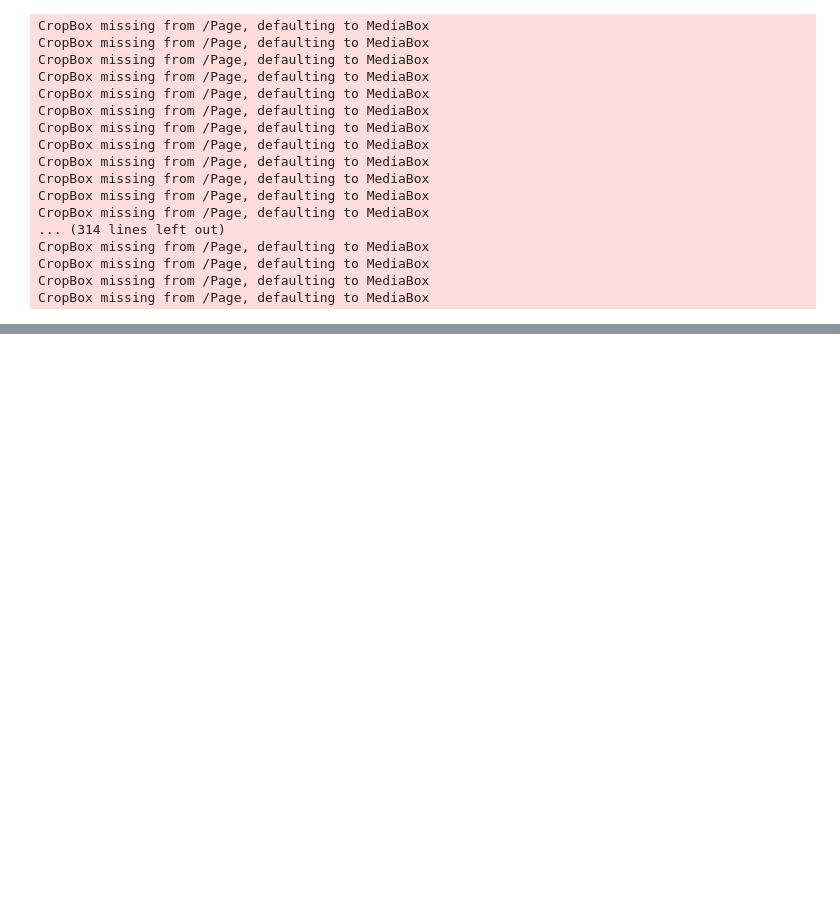
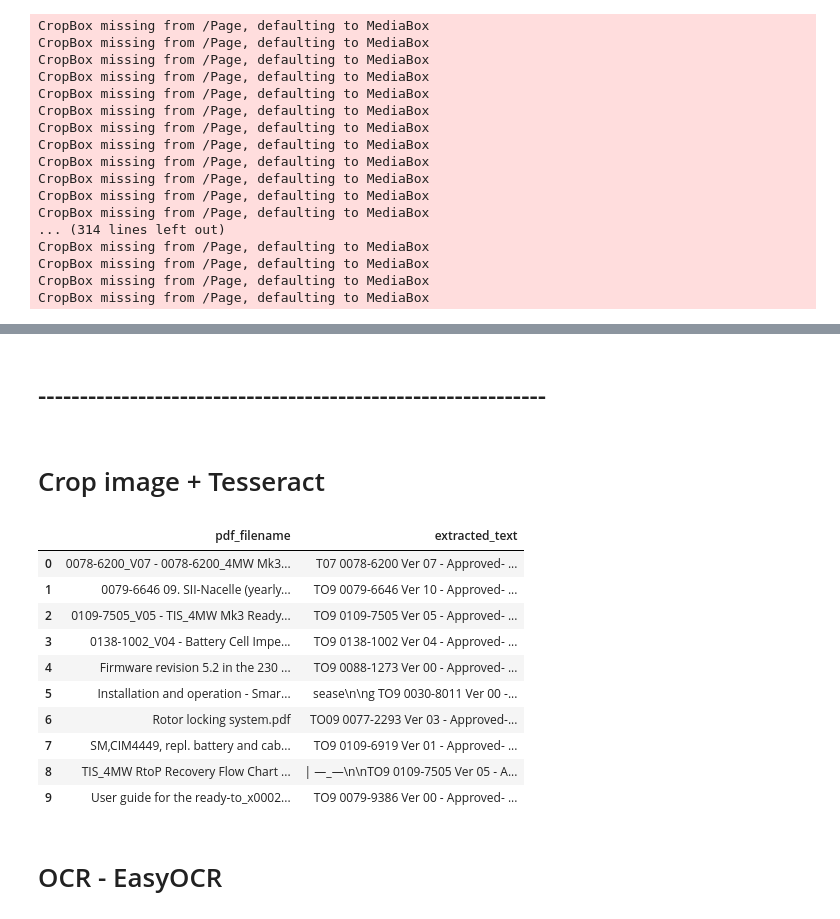
Before and after one commit to Haldan-NC/RAG_LLM_POC_v1, a Jupyter notebook: notebooks/meta-data-extraction-other-d.ipynb, the cells around one changed output, grey strips where cells are left out. Cells and saved outputs as stored; diff of their text form; code cells hidden in the pictures; blank space fills up the shorter version.

```diff
--- a/notebooks/meta-data-extraction-other-d.ipynb
+++ b/notebooks/meta-data-extraction-other-d.ipynb
@@ -243,0 +240,4 @@ df_ocr
+# %% [markdown]
+# -------------------------------------------------------------
+# %% [markdown]
+# Crop image + Tesseract
@@ -243,0 +302,19 @@ df_ocr
+# %%
+pdf_folder = r"C:\Users\emlu\OneDrive - Netcompany\Desktop\Virtual Tech Vestas\RAG_LLM_POC_v1\data\Vestas_RTP\Documents\Documents"
+df_texts = extract_text_from_cropped_images(pdf_folder)
+
+df_texts
+# %% [output]
+|  | pdf_filename | extracted_text |
+| 0 | 0078-6200_V07 - 0078-6200_4MW Mk3... | T07 0078-6200 Ver 07 - Approved- ... |
+| 1 | 0079-6646 09. SII-Nacelle (yearly... | TO9 0079-6646 Ver 10 - Approved- ... |
+| 2 | 0109-7505_V05 - TIS_4MW Mk3 Ready... | TO9 0109-7505 Ver 05 - Approved- ... |
+| 3 | 0138-1002_V04 - Battery Cell Impe... | TO9 0138-1002 Ver 04 - Approved- ... |
+| 4 | Firmware revision 5.2 in the 230 ... | TO9 0088-1273 Ver 00 - Approved- ... |
+| 5 | Installation and operation - Smar... | sease\n\ng TO9 0030-8011 Ver 00 -... |
+| 6 | Rotor locking system.pdf | TO09 0077-2293 Ver 03 - Approved-... |
+| 7 | SM,CIM4449, repl. battery and cab... | TO9 0109-6919 Ver 01 - Approved- ... |
+| 8 | TIS_4MW RtoP Recovery Flow Chart ... | | —_—\n\nTO9 0109-7505 Ver 05 - A... |
+| 9 | User guide for the ready-to_x0002... | TO9 0079-9386 Ver 00 - Approved- ... |
+# %% [markdown]
+# OCR - EasyOCR
```
Also changed, not shown: parts of 27 cells of this notebook, 8 other files.
